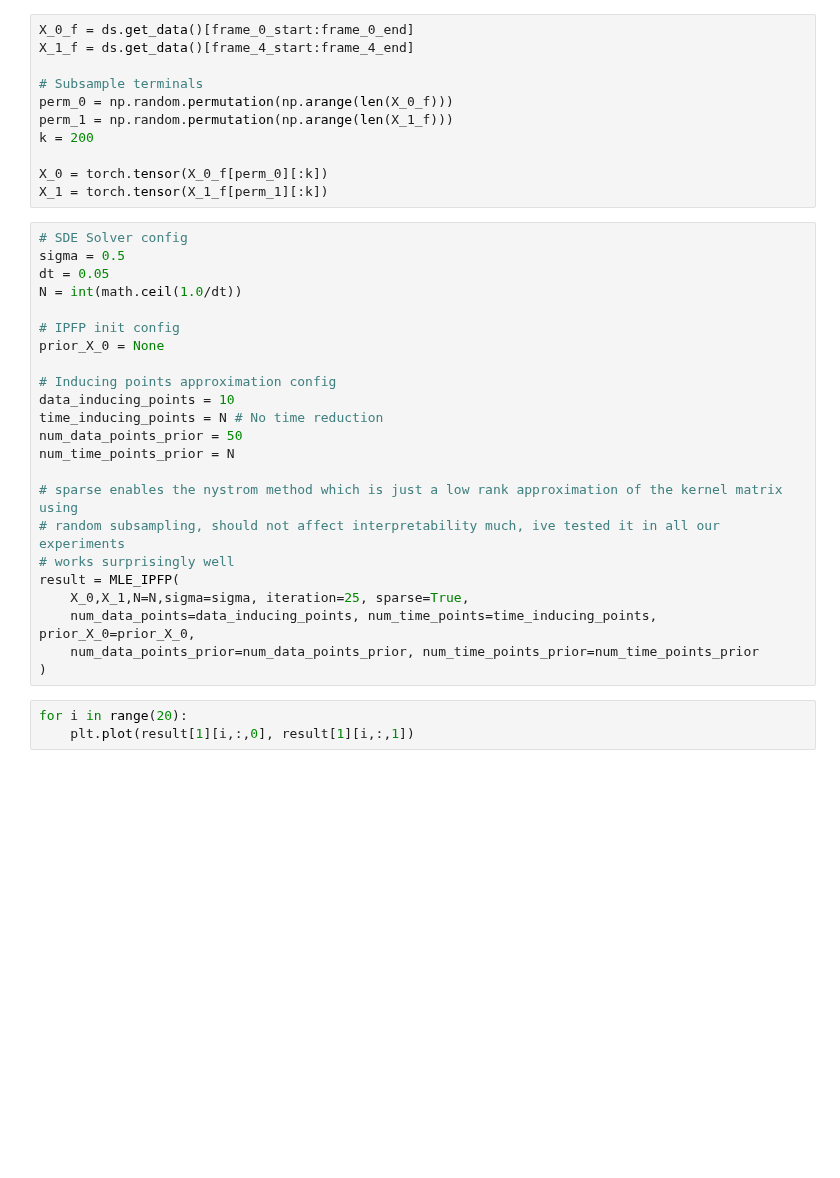
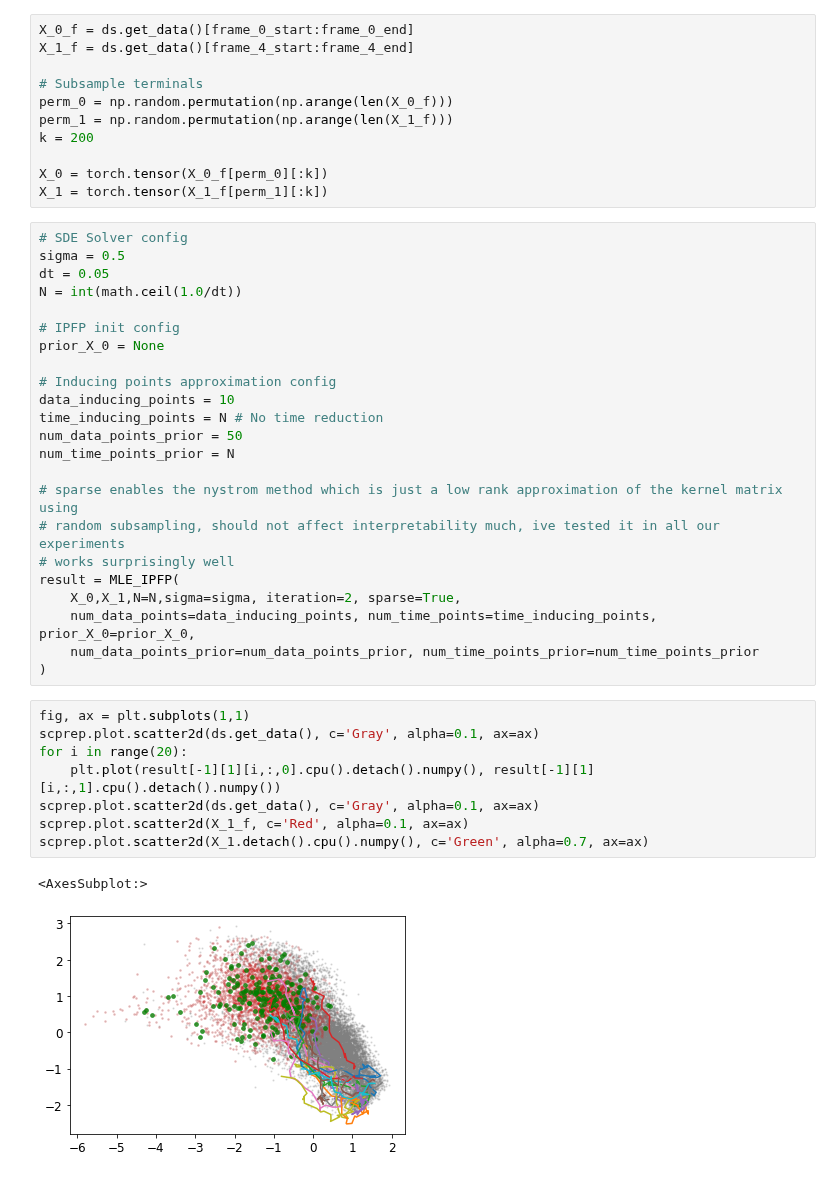
Before and after one commit to franciscovargas/GP_Sinkhorn, a Jupyter notebook: notebooks/EB_dataset.ipynb, the cells around one changed output. Drawn from its saved outputs; the diff is of its cells as text; blank space fills up the shorter version.

```diff
--- a/notebooks/EB_dataset.ipynb
+++ b/notebooks/EB_dataset.ipynb
@@ -61,10 +61,18 @@ num_time_points_prior = N
 # random subsampling, should not affect interpretability much, ive tested it in all our experiments
 # works surprisingly well
 result = MLE_IPFP(
-    X_0,X_1,N=N,sigma=sigma, iteration=25, sparse=True,
+    X_0,X_1,N=N,sigma=sigma, iteration=2, sparse=True,
     num_data_points=data_inducing_points, num_time_points=time_inducing_points, prior_X_0=prior_X_0,
     num_data_points_prior=num_data_points_prior, num_time_points_prior=num_time_points_prior
 )
-# %%
-for i in range(20):
-    plt.plot(result[1][i,:,0], result[1][i,:,1])
+# %%
+fig, ax = plt.subplots(1,1)
+scprep.plot.scatter2d(ds.get_data(), c='Gray', alpha=0.1, ax=ax)
+for i in range(20):
+    plt.plot(result[-1][1][i,:,0].cpu().detach().numpy(), result[-1][1][i,:,1].cpu().detach().numpy())
+scprep.plot.scatter2d(ds.get_data(), c='Gray', alpha=0.1, ax=ax)
+scprep.plot.scatter2d(X_1_f, c='Red', alpha=0.1, ax=ax)
+scprep.plot.scatter2d(X_1.detach().cpu().numpy(), c='Green', alpha=0.7, ax=ax)
+# %% [output]
+<AxesSubplot:>
+[figure, added]
```
Also changed, not shown: parts of 2 cells of this notebook.
